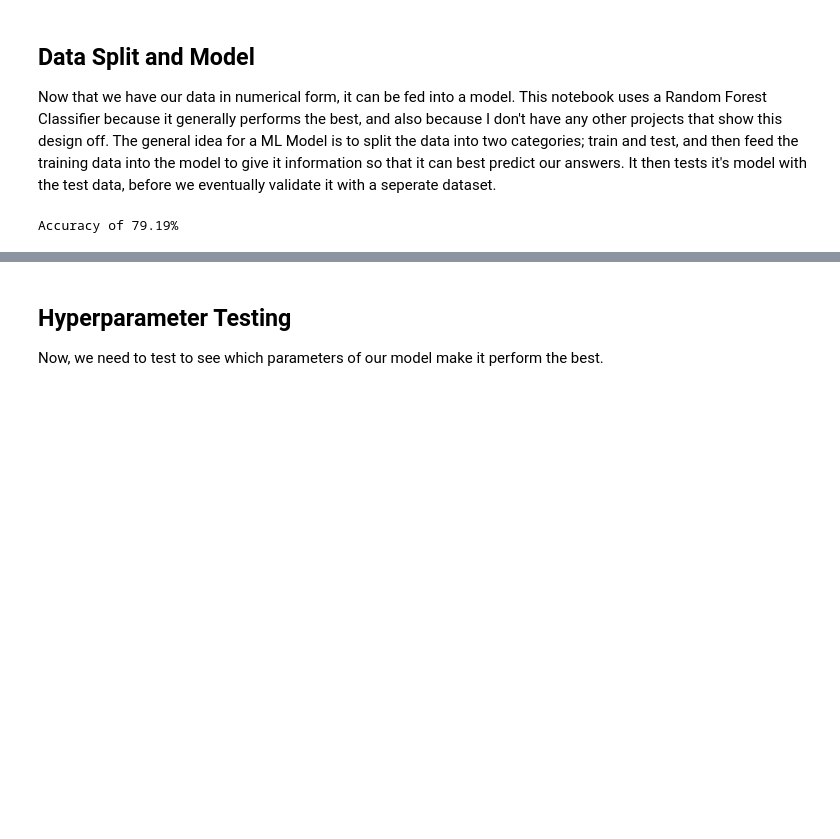
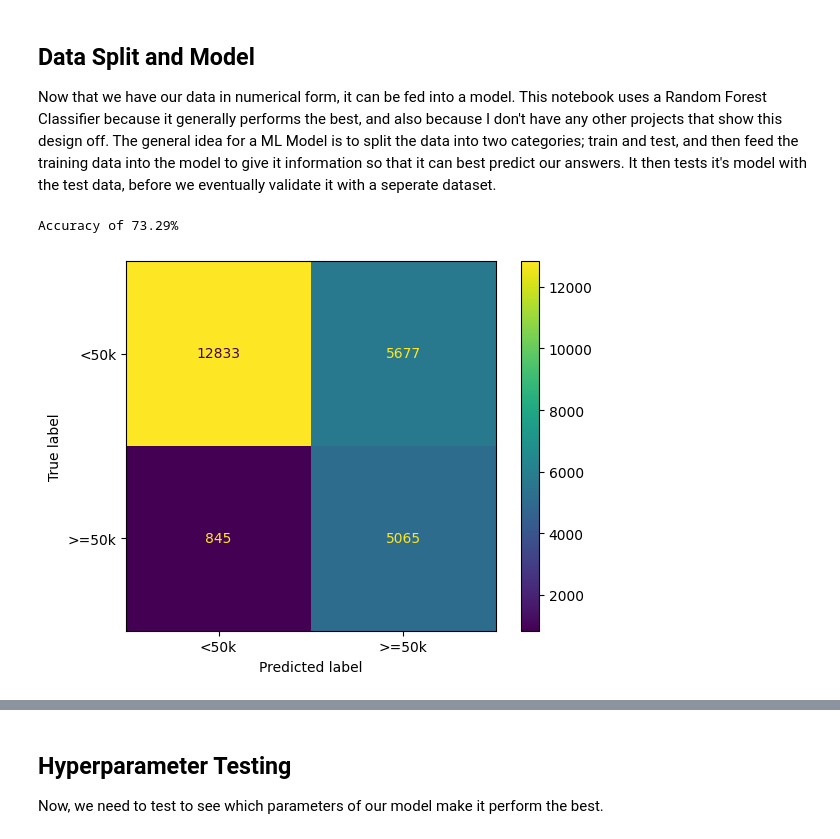
Before and after one commit to Toastisgreat/DS_Portfolio, a Jupyter notebook: Machine Learning Projects/Adult Census UCIML/main.ipynb, the cells around one changed output, grey strips where cells are left out. Drawn from its saved outputs; the diff is of its cells as text; code cells hidden in the pictures; blank space fills up the shorter version.

```diff
--- a/Machine Learning Projects/Adult Census UCIML/main.ipynb
+++ b/Machine Learning Projects/Adult Census UCIML/main.ipynb
@@ -134,13 +107,19 @@ Now that we have our data in numerical form, it can be fed into a model. This no
 # %%
 from sklearn.model_selection import train_test_split
 from sklearn.ensemble import RandomForestClassifier
+from sklearn.metrics import ConfusionMatrixDisplay, confusion_matrix
 x = np.array(df.drop("Income 50k", axis=1))
 Class = np.array(df["Income 50k"])
 x_train, x_test, y_train, y_test = train_test_split(x, Class, test_size=0.75, random_state=29)
 x_valid = np.array(dfvalid.drop("Income 50k", axis=1))
 y_valid = np.array(dfvalid["Income 50k"])
-model = RandomForestClassifier(max_depth=2, random_state=0)
+model = RandomForestClassifier(max_depth=2, random_state=0, class_weight="balanced")
 model.fit(x_train, y_train)
 print(f"Accuracy of {round(model.score(x_test, y_test), 4) * 100}%")
+confusionm = confusion_matrix(y_test, model.predict(x_test))
+disp = ConfusionMatrixDisplay(confusionm, display_labels=np.array(["<50k", ">=50k"]))
+disp.plot()
+plt.show()
 # %% [output]
-Accuracy of 79.19%
+Accuracy of 73.29%
+[figure, added]
```
Also changed, not shown: parts of 11 cells of this notebook, 6 other files.
